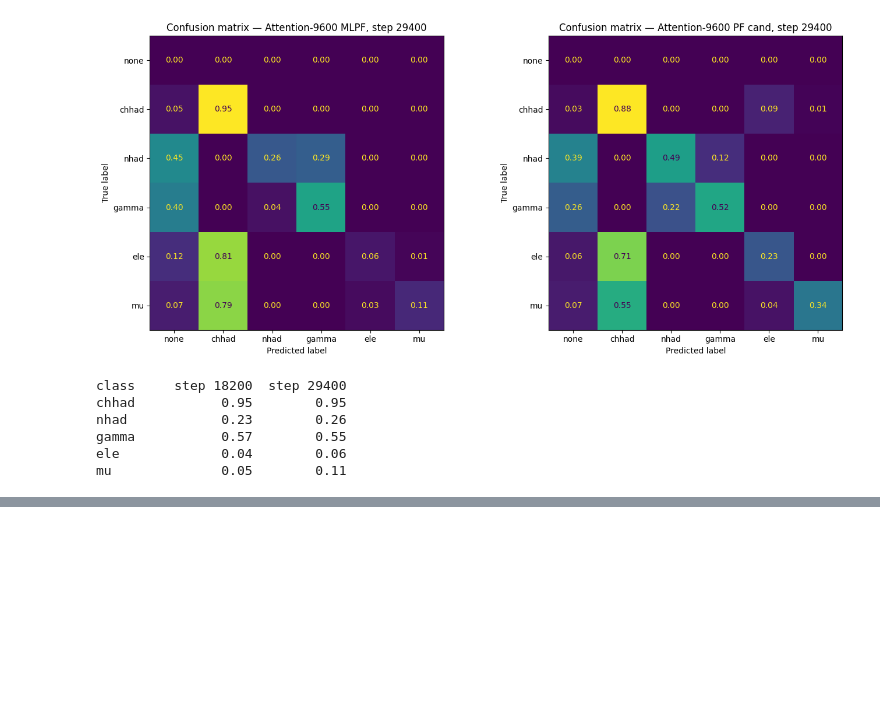
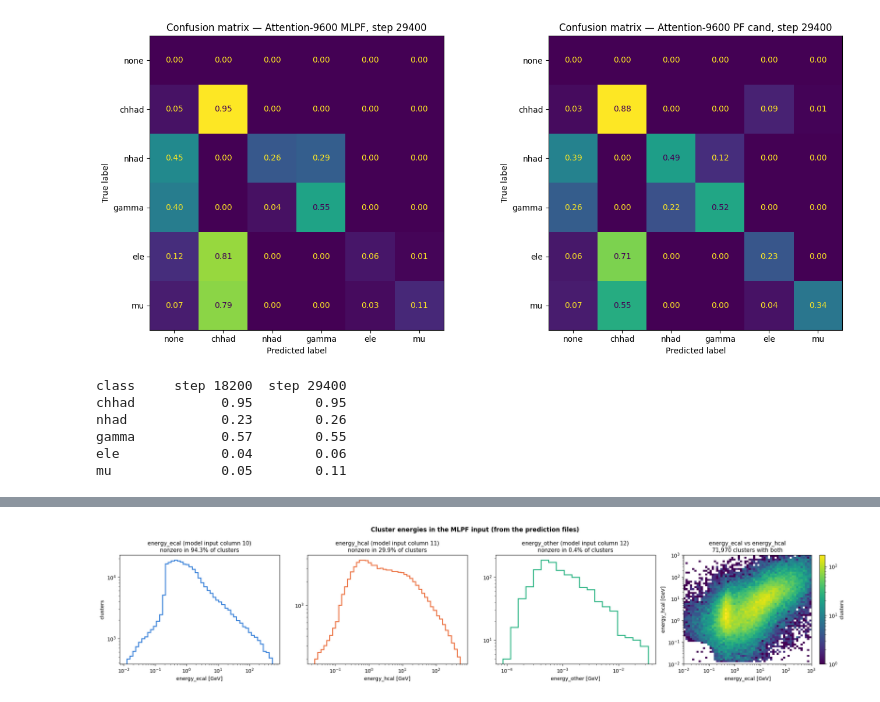
Before and after one commit to TNYASIN/particleflow, a Jupyter notebook: notebooks/muon-predictions.ipynb, the cells around one changed output, grey strips where cells are left out. Drawn from its saved outputs; the diff is of its cells as text; code cells hidden in the pictures; blank space fills up the shorter version.

```diff
--- a/notebooks/muon-predictions.ipynb
+++ b/notebooks/muon-predictions.ipynb
@@ -581,0 +722,29 @@ mu              0.05        0.11
+# %%
+# The same three input columns as plots (uses `clusters_in` from the cell above).
+ecal_in, hcal_in, other_in = clusters_in[:, i_ecal], clusters_in[:, i_hcal], clusters_in[:, i_other]
+fig, axes = plt.subplots(1, 4, figsize=(21, 4.5))
+for ax, (name, v, color, nbins) in zip(axes, [("energy_ecal", ecal_in, "#2a78d6", 50), ("energy_hcal", hcal_in, "#eb6834", 50),
+                                              ("energy_other", other_in, "#1baf7a", 20)]):
+    nonzero = v[v > 0]
+    ax.hist(nonzero, bins=np.geomspace(*np.percentile(nonzero, [0.5, 99.5]), nbins), histtype="step", linewidth=1.8, color=color)
+    ax.set_xscale("log")
+    ax.set_yscale("log")
+    ax.set_xlabel(f"{name} [GeV]")
+    ax.set_title(f"{name} (model input column {CLUSTER_FEATURES.index(name)})\nnonzero in {100 * len(nonzero) / len(v):.1f}% of clusters", fontsize=11)
+axes[0].set_ylabel("clusters")
+
+# ECAL vs HCAL energy for clusters that have both: two independent values per cluster, not one summed number
+both = (ecal_in > 0) & (hcal_in > 0)
+h = axes[3].hist2d(ecal_in[both], hcal_in[both], bins=[np.geomspace(0.01, 1000, 60)] * 2, norm="log", cmap="viridis")
+fig.colorbar(h[3], ax=axes[3], label="clusters")
+axes[3].set_xscale("log")
+axes[3].set_yscale("log")
+axes[3].set_xlabel("energy_ecal [GeV]")
+axes[3].set_ylabel("energy_hcal [GeV]")
+axes[3].set_title(f"energy_ecal vs energy_hcal\n{both.sum():,} clusters with both", fontsize=11)
+axes[3].grid(False)
+fig.suptitle("Cluster energies in the MLPF input (from the prediction files)", fontweight="bold")
+fig.tight_layout()
+plt.show()
+# %% [output]
+[figure, added]
```
Also changed, not shown: parts of 3 cells of this notebook, 3 other files.
